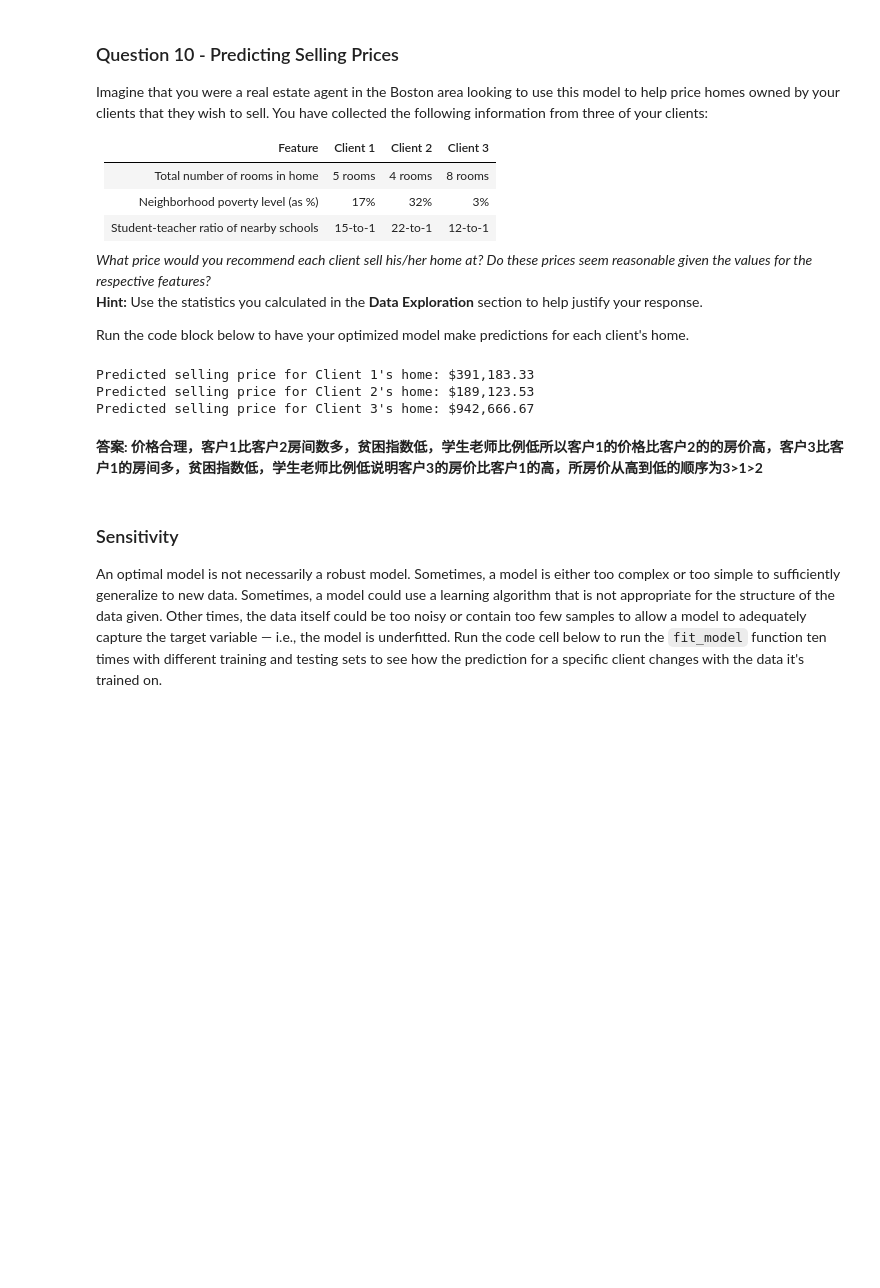
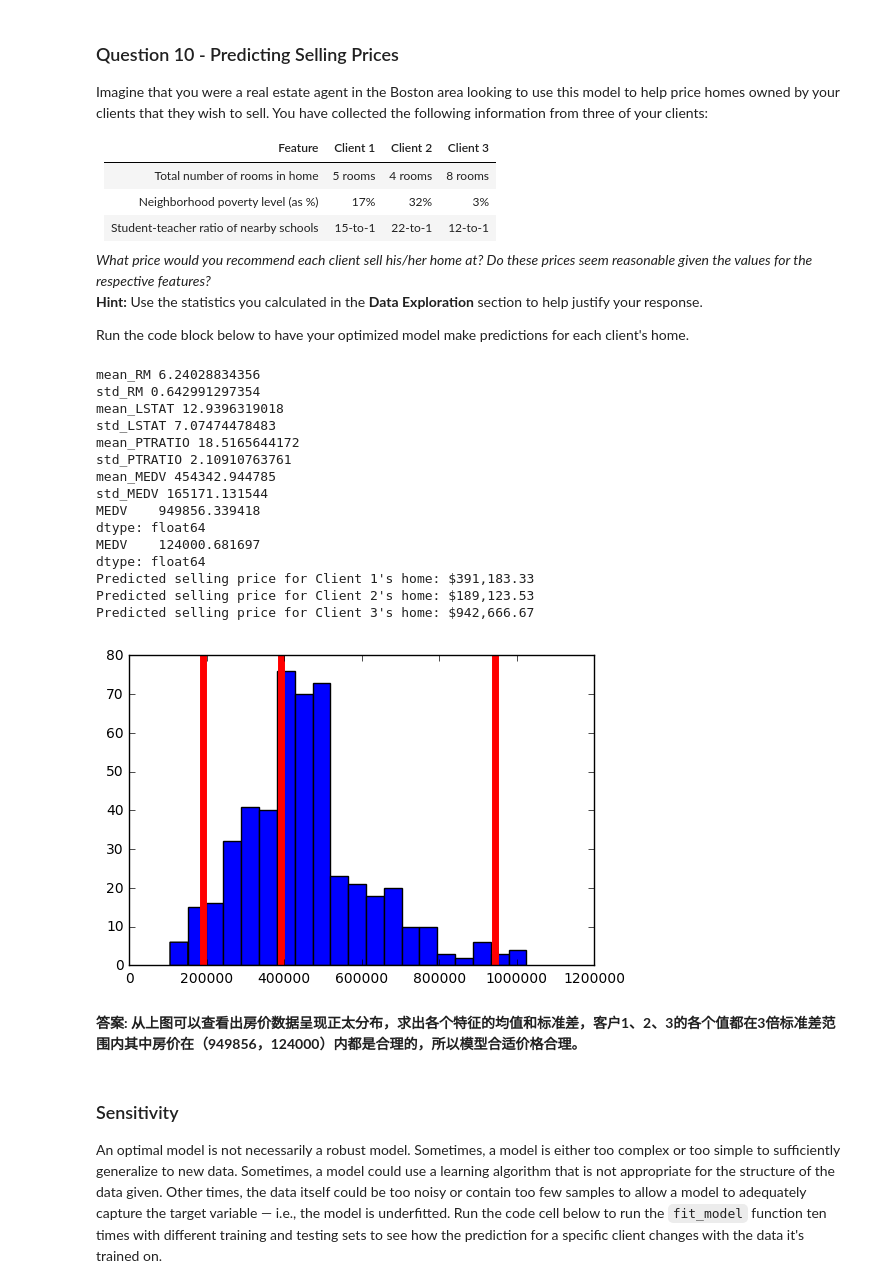
Before and after one commit to Sampson91/machine-learning, a Jupyter notebook: projects/boston_housing/boston_housing.ipynb, the cells around one changed output. Cells and saved outputs as stored; diff of their text form; code cells hidden in the pictures; blank space fills up the shorter version.

```diff
--- a/projects/boston_housing/boston_housing.ipynb
+++ b/projects/boston_housing/boston_housing.ipynb
@@ -311,18 +311,46 @@ Run the code block below to have your optimized model make predictions for each
 # %%
 # Produce a matrix for client data
 client_data = [[5, 17, 15], # Client 1
                [4, 32, 22], # Client 2
                [8, 3, 12]]  # Client 3
+import matplotlib.pyplot as plt
+plt.hist(prices, bins = 20)
+for price in reg.predict(client_data):
+    plt.axvline(price, lw = 5, c = 'r')
 
+print "mean_RM",np.mean(data['RM'])
+print "std_RM",np.std(data['RM'])
+print np.mean(data['RM']) ,np.mean(data['RM'])
+print "mean_LSTAT",np.mean(data['LSTAT'])
+print "std_LSTAT",np.std(data['LSTAT'])
+print "mean_PTRATIO",np.mean(data['PTRATIO'])
+print "std_PTRATIO",np.std(data['PTRATIO'])
+print "mean_MEDV",np.mean(data['MEDV'])
+print "std_MEDV",np.std(data['MEDV'])
+print np.mean(data['MEDV'])+3*np.std(data[['MEDV']])
+print np.mean(data['MEDV'])-2*np.std(data[['MEDV']])
 # Show predictions
 for i, price in enumerate(reg.predict(client_data)):
     print "Predicted selling price for Client {}'s home: ${:,.2f}".format(i+1, price)
 # %% [output]
+mean_RM 6.24028834356
+std_RM 0.642991297354
+mean_LSTAT 12.9396319018
+std_LSTAT 7.07474478483
+mean_PTRATIO 18.5165644172
+std_PTRATIO 2.10910763761
+mean_MEDV 454342.944785
+std_MEDV 165171.131544
+MEDV    949856.339418
+dtype: float64
+MEDV    124000.681697
+dtype: float64
 Predicted selling price for Client 1's home: $391,183.33
 Predicted selling price for Client 2's home: $189,123.53
 Predicted selling price for Client 3's home: $942,666.67
+[figure, added]
-# %% [markdown]
-**答案: 价格合理，客户1比客户2房间数多，贫困指数低，学生老师比例低所以客户1的价格比客户2的的房价高，客户3比客户1的房间多，贫困指数低，学生老师比例低说明客户3的房价比客户1的高，所房价从高到低的顺序为3>1>2**
+# %% [markdown]
+**答案: 从上图可以查看出房价数据呈现正太分布，求出各个特征的均值和标准差，客户1、2、3的各个值都在3倍标准差范围内其中房价在（949856，124000）内都是合理的，所以模型合适价格合理。**
 # %% [markdown]
 ### Sensitivity
 An optimal model is not necessarily a robust model. Sometimes, a model is either too complex or too simple to sufficiently generalize to new data. Sometimes, a model could use a learning algorithm that is not appropriate for the structure of the data given. Other times, the data itself could be too noisy or contain too few samples to allow a model to adequately capture the target variable — i.e., the model is underfitted. Run the code cell below to run the `fit_model` function ten times with different training and testing sets to see how the prediction for a specific client changes with the data it's trained on.
```
Also changed, not shown: parts of 5 cells of this notebook, 1 other file.
